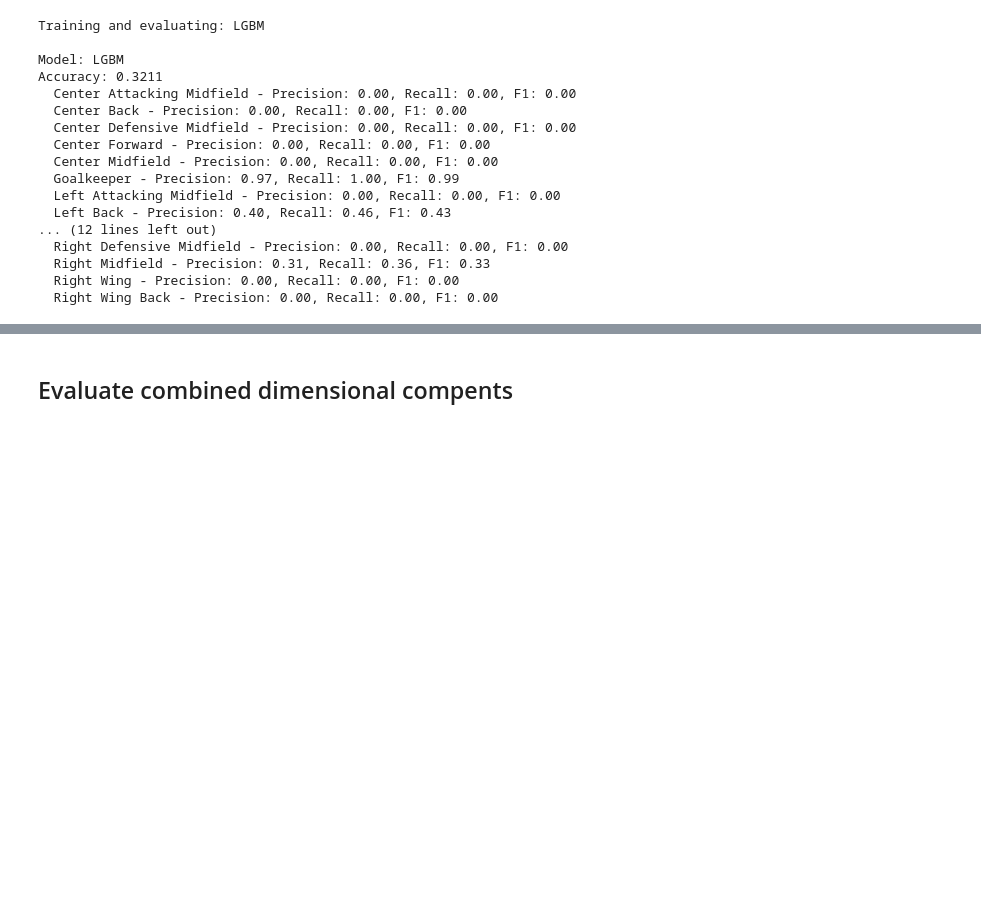
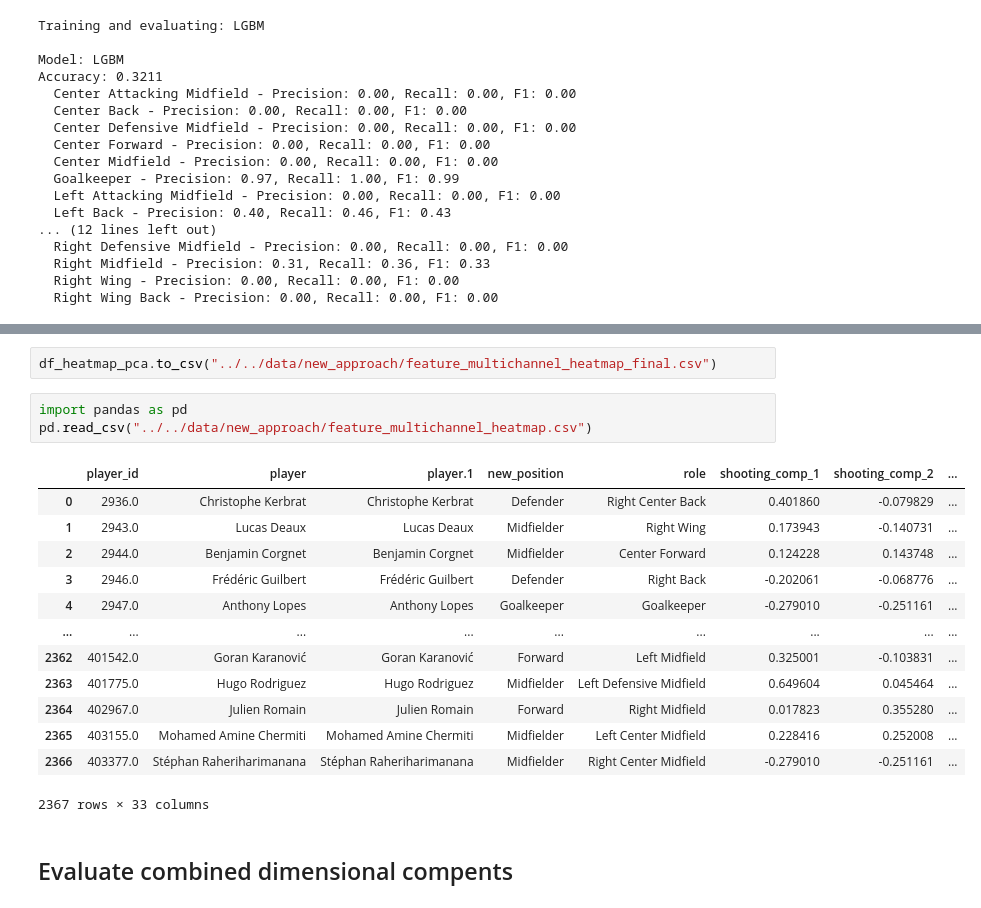
Before and after one commit to allorenz/football-player-similarity, a Jupyter notebook: src/notebooks/feature_multichannel_heatmap.ipynb, the cells around one changed output, grey strips where cells are left out. Cells and saved outputs as stored; diff of their text form; blank space fills up the shorter version.

```diff
--- a/src/notebooks/feature_multichannel_heatmap.ipynb
+++ b/src/notebooks/feature_multichannel_heatmap.ipynb
@@ -422,3 +457,22 @@ KeyError: "['new_position', 'role'] not in index"
+# %%
+df_heatmap_pca.to_csv("../../data/new_approach/feature_multichannel_heatmap_final.csv")
+# %%
+import pandas as pd
+pd.read_csv("../../data/new_approach/feature_multichannel_heatmap.csv")
+# %% [output]
+|  | player_id | player | player.1 | new_position | role | shooting_comp_1 | shooting_comp_2 | ... |
+| 0 | 2936.0 | Christophe Kerbrat | Christophe Kerbrat | Defender | Right Center Back | 0.401860 | -0.079829 | ... |
+| 1 | 2943.0 | Lucas Deaux | Lucas Deaux | Midfielder | Right Wing | 0.173943 | -0.140731 | ... |
+| 2 | 2944.0 | Benjamin Corgnet | Benjamin Corgnet | Midfielder | Center Forward | 0.124228 | 0.143748 | ... |
+| 3 | 2946.0 | Frédéric Guilbert | Frédéric Guilbert | Defender | Right Back | -0.202061 | -0.068776 | ... |
+| 4 | 2947.0 | Anthony Lopes | Anthony Lopes | Goalkeeper | Goalkeeper | -0.279010 | -0.251161 | ... |
+| ... | ... | ... | ... | ... | ... | ... | ... | ... |
+| 2362 | 401542.0 | Goran Karanović | Goran Karanović | Forward | Left Midfield | 0.325001 | -0.103831 | ... |
+| 2363 | 401775.0 | Hugo Rodriguez | Hugo Rodriguez | Midfielder | Left Defensive Midfield | 0.649604 | 0.045464 | ... |
+| 2364 | 402967.0 | Julien Romain | Julien Romain | Forward | Right Midfield | 0.017823 | 0.355280 | ... |
+| 2365 | 403155.0 | Mohamed Amine Chermiti | Mohamed Amine Chermiti | Midfielder | Left Center Midfield | 0.228416 | 0.252008 | ... |
+| 2366 | 403377.0 | Stéphan Raheriharimanana | Stéphan Raheriharimanana | Midfielder | Right Center Midfield | -0.279010 | -0.251161 | ... |
+2367 rows × 33 columns
 # %% [markdown]
 ## Evaluate combined dimensional compents
 # %%
```
Also changed, not shown: parts of 7 cells of this notebook, 27 other files.
